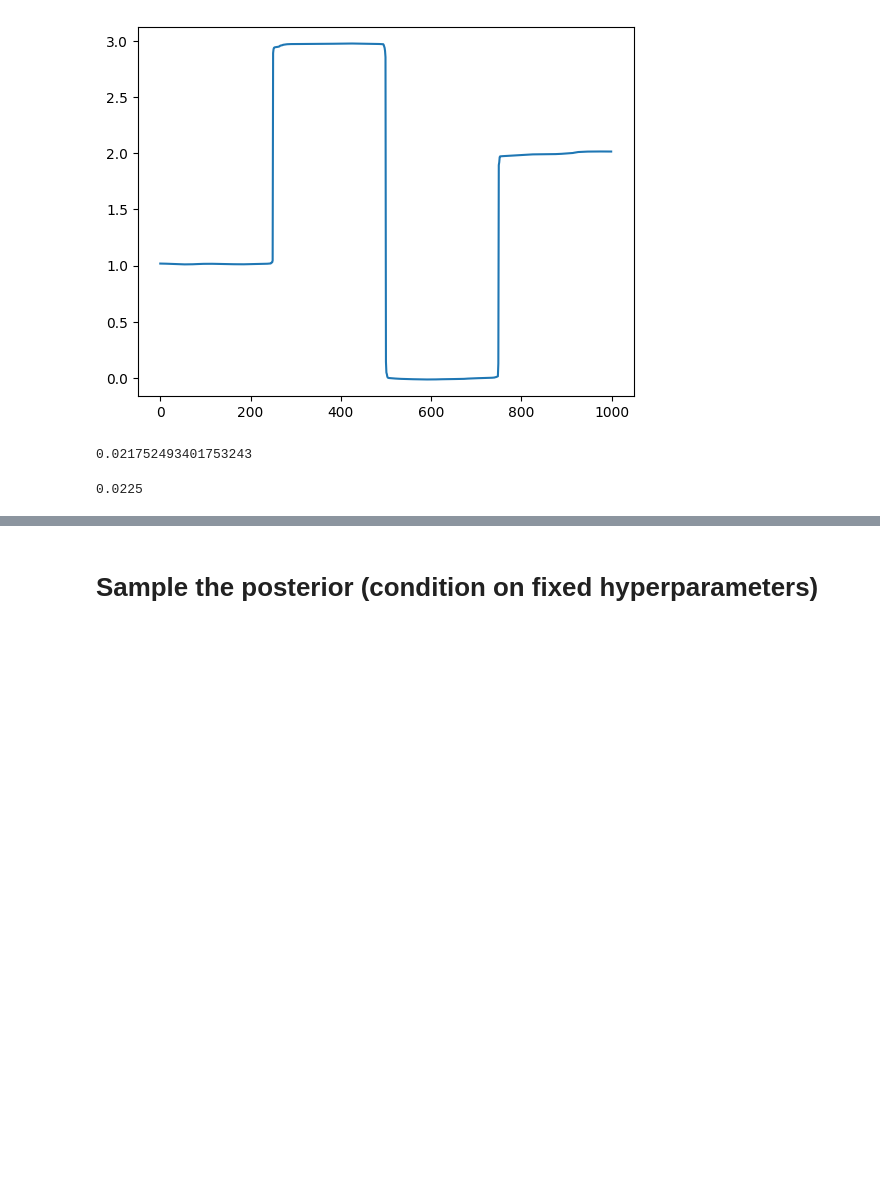
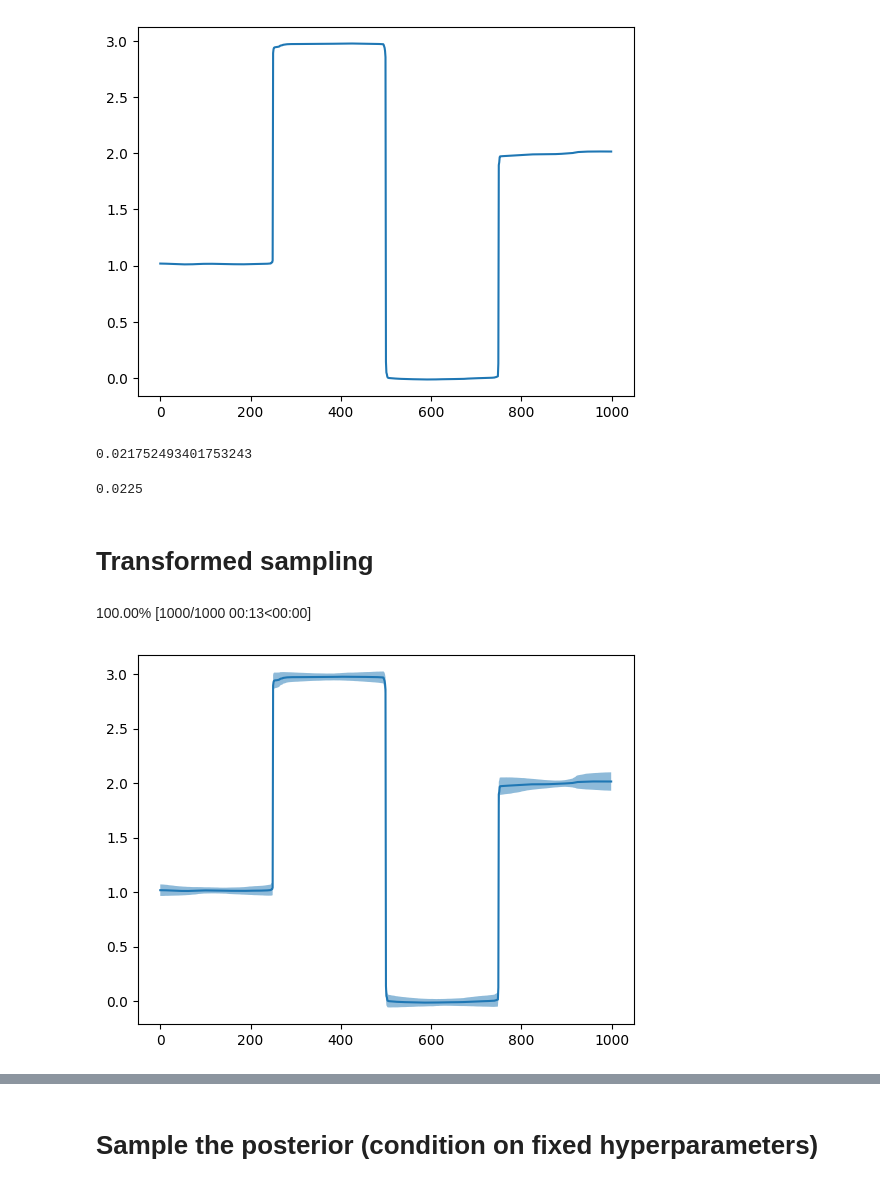
Before and after one commit to jlindbloom/sampi, a Jupyter notebook: notebooks/ias/ias_transformed.ipynb, the cells around one changed output, grey strips where cells are left out. Saved outputs shown, nothing was run; the diff lists cells and outputs as text; code cells hidden in the pictures; blank space fills up the shorter version.

Commit message:
transformed sampling

```diff
--- a/notebooks/ias/ias_transformed.ipynb
+++ b/notebooks/ias/ias_transformed.ipynb
@@ -110,3 +110,18 @@ data["noise_var"]
 noise_var
 # %% [output]
 0.0225
+# %% [markdown]
+# Transformed sampling
+# %%
+tsampler = sampi.PriorconditionedIASGaussianSampler(F, R, noisy_signal, data["theta"], pdata=pdata, noise_var=data["noise_var"])
+# %%
+tsdata = tsampler.sample(n_samples=1000, priorconditioning=True, warmstarting=True, tol=1e-1)
+# %% [output]
+100.00% [1000/1000 00:13<00:00]
+# %%
+plt.plot(grid, tsdata["mean"])
+sigmas = tsdata["stdev"]
+plt.fill_between(grid, tsdata["mean"] - 3*sigmas, tsdata["mean"] + 3*sigmas, alpha=0.5)
+plt.show()
+# %% [output]
+[figure, added]
```
Also changed, not shown: parts of 7 cells of this notebook, 5 other files.
